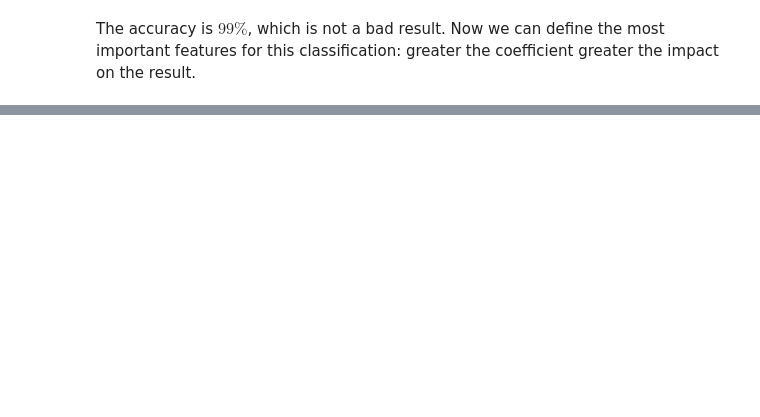
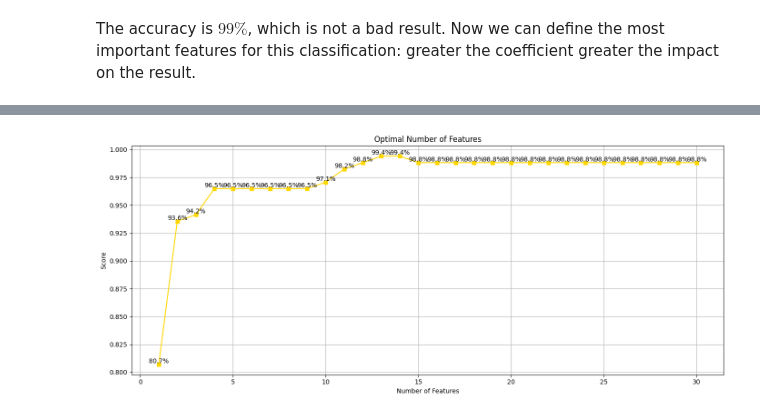
Before and after one commit to gri-sha/DataAnalysisTasks, a Jupyter notebook: task1_p1.ipynb, the cells around one changed output, grey strips where cells are left out. Cells and saved outputs as stored; diff of their text form; code cells hidden in the pictures; blank space fills up the shorter version.

```diff
--- a/task1_p1.ipynb
+++ b/task1_p1.ipynb
@@ -148,0 +146,19 @@ plt.show()
+# %%
+scores = []
+for n in range(1, len(X.columns)+1):
+    svc = LinearSVC()
+    svc.fit(X_train_sc[importance_df_svc_sorted["Feature"][:n]], Y_train_sc)
+    scores.append(svc.score(X_test_sc[importance_df_svc_sorted["Feature"][:n]], Y_test_sc))
+
+plt.figure(figsize=(14, 6))
+plt.plot(range(1, len(X.columns)+1), scores, marker="s", color="gold", label="accuracy")
+plt.title("Optimal Number of Features")
+plt.xlabel("Number of Features")
+plt.ylabel("Score")
+plt.grid()
+plt.tight_layout()
+for i, score in enumerate(scores):
+    plt.text(i + 1, score, f"{score*100:.1f}%", ha='center', va='bottom')
+plt.show()
+# %% [output]
+[figure, added]
```
Also changed, not shown: parts of 22 cells of this notebook, 1 other file.
